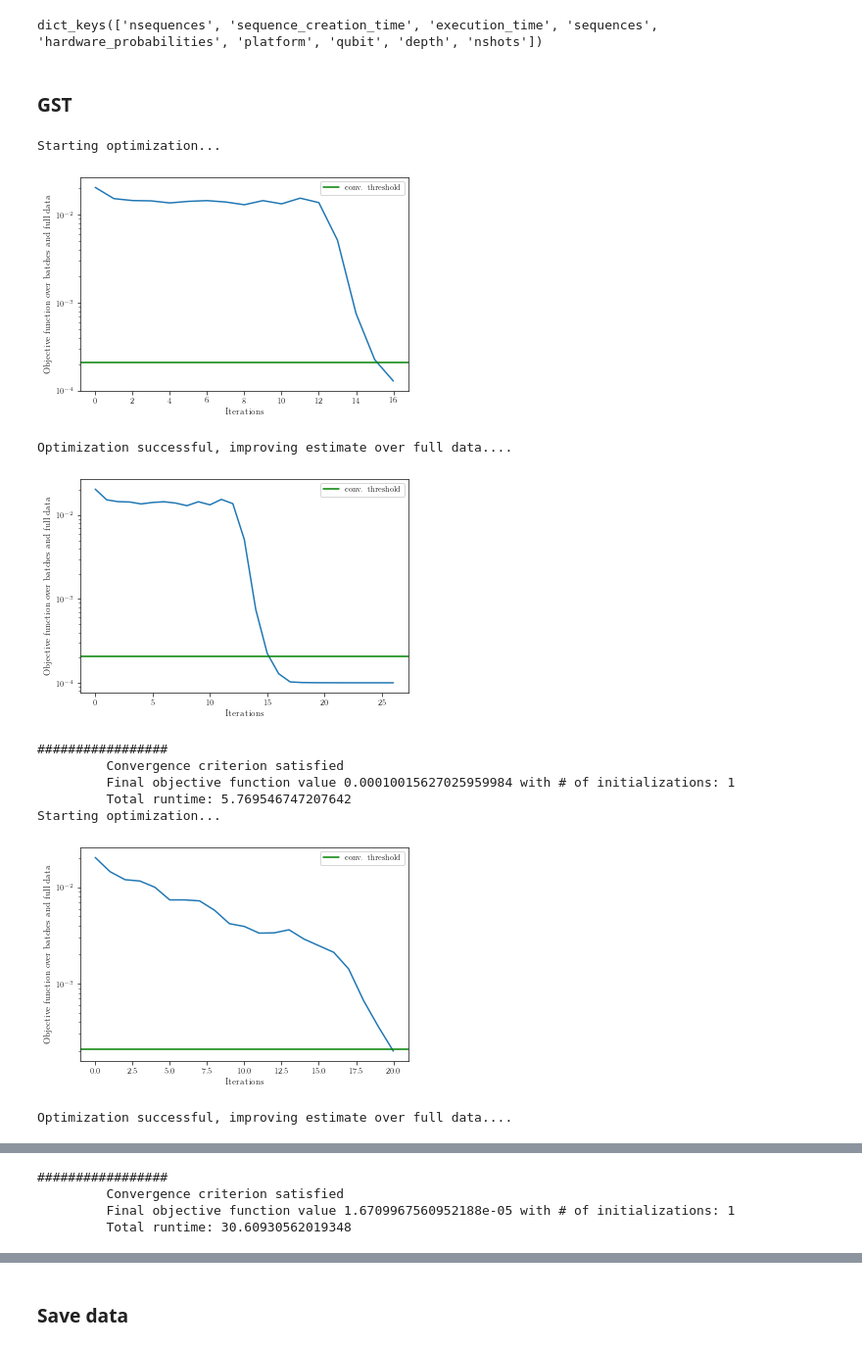
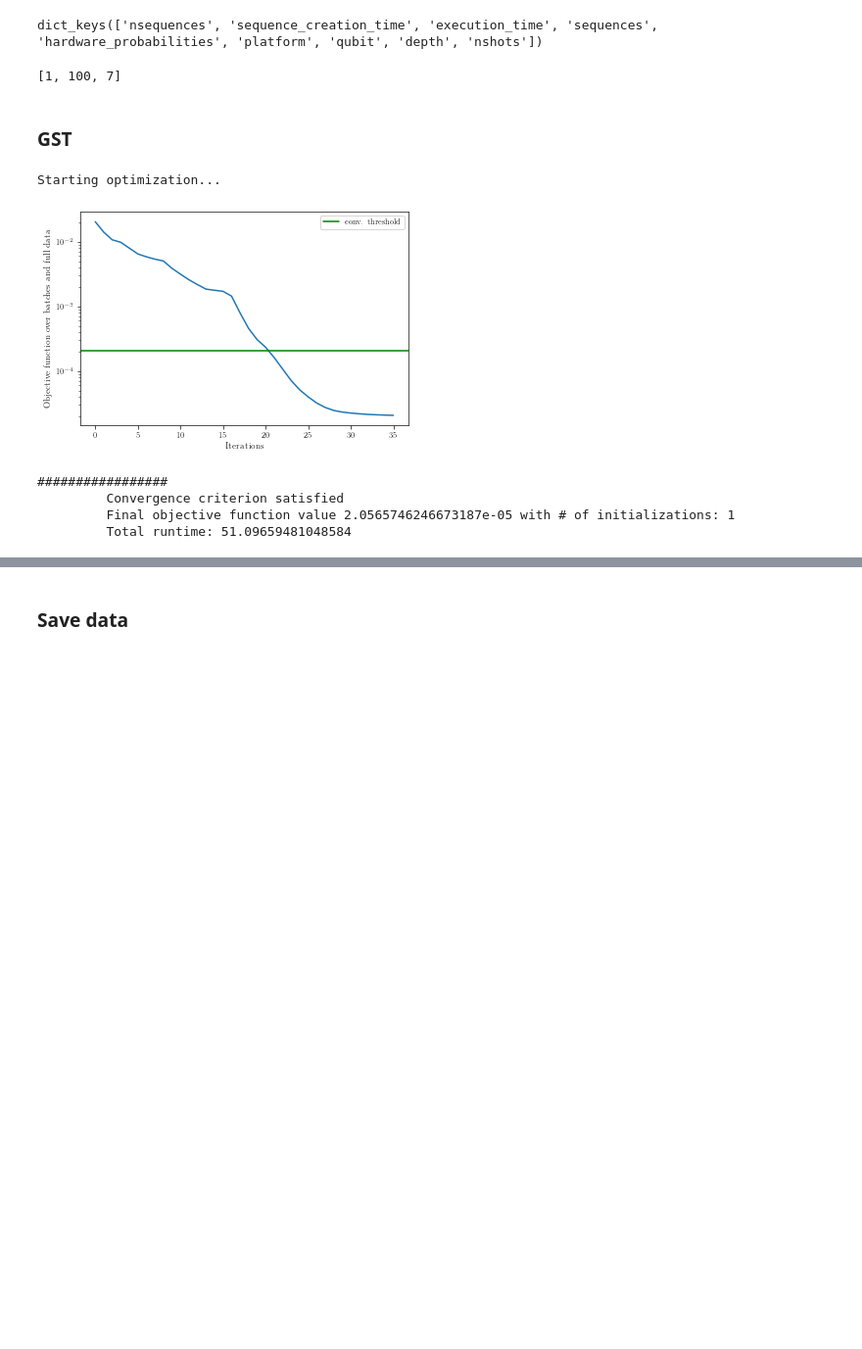
Before and after one commit to rabrie/qibocal, a Jupyter notebook: qw5q-single-qubit/qw5q-single.ipynb, the cells around one changed output, grey strips where cells are left out. Shown at 98% size. Saved outputs shown, nothing was run; the diff lists cells and outputs as text; code cells hidden in the pictures; blank space fills up the shorter version.

Commit message:
first iteration of bootstrapping function

```diff
--- a/qw5q-single-qubit/qw5q-single.ipynb
+++ b/qw5q-single-qubit/qw5q-single.ipynb
@@ -38,3 +38,7 @@ J = np.array(data['sequences'])[:,::-1]
 y = np.array(data['hardware_probabilities']).T
 # %% [output]
 dict_keys(['nsequences', 'sequence_creation_time', 'execution_time', 'sequences', 'hardware_probabilities', 'platform', 'qubit', 'depth', 'nshots'])
+# %%
+print([1,*J.shape])
+# %% [output]
+[1, 100, 7]
@@ -43,24 +83,23 @@ dict_keys(['nsequences', 'sequence_creation_time', 'execution_time', 'sequences'
 # %%
 bsize = 50   # The batch size on which the optimization is started
 
+mGST_args = {'y': y, 'J': J, 'l': l, 'd': d, 'r': r, 'rK': 4, 'n_povm': n_povm, 'bsize': bsize,
+             'meas_samples': meas_samples, 'method': 'SFN', 'max_inits': 20, 'max_iter': 0,
+             'final_iter': 80, 'threshold_multiplier': 10, 'target_rel_prec': 1e-3}
+ns = Namespace(**mGST_args)
+
 results = []
-for rK in [1,4]:
-    X_t,E_t,rho_t = compatibility.pygsti_model_to_arrays(std.target_model(),basis = 'std') #The idle-X(pi/w)-Y(pi/2) model
-    K_t = additional_fns.Kraus_rep(X_t,d,pdim,rK)
-    X_t = np.einsum('ijkl,ijnm -> iknlm', K_t, K_t.conj()).reshape(d,r,r)
-    K,X,E,rho,res_list = algorithm.run_mGST(y,J,l,d,r,rK, n_povm, bsize, meas_samples, method = 'SFN',
-                         max_inits = 20, max_iter = 100, final_iter = 80, threshold_multiplier = 10,
-                         target_rel_prec = 1e-5, init = [K_t, E_t, rho_t], testing = True)
-    results.append([K,X,E,rho])
+X_t,E_t,rho_t = compatibility.pygsti_model_to_arrays(std.target_model(),basis = 'std') #The idle-X(pi/2)-Y(pi/2) model
+K_t = additional_fns.Kraus_rep(X_t,d,pdim,rK)
+X_t = np.einsum('ijkl,ijnm -> iknlm', K_t, K_t.conj()).reshape(d,r,r)
+K,X,E,rho,res_list = algorithm.run_mGST(ns.y,ns.J,ns.l,ns.d,ns.r,ns.rK, ns.n_povm, ns.bsize, ns.meas_samples, method = ns.method,
+                 max_inits = ns.max_inits, max_iter = ns.max_iter, final_iter = ns.final_iter, threshold_multiplier = ns.threshold_multiplier,
+                 target_rel_prec = ns.target_rel_prec, init = [K_t, E_t, rho_t], testing = True)
+results.append([K,X,E,rho])
 # %% [output]
 Starting optimization...
-[figure, old version]
+[figure, new version]
-Optimization successful, improving estimate over full data....
+#################
+         Convergence criterion satisfied
+         Final objective function value 2.0565746246673187e-05 with # of initializations: 1
+         Total runtime: 51.09659481048584
-[figure, removed]
-#################
-         Convergence criterion satisfied
-         Final objective function value 0.00010015627025959984 with # of initializations: 1
-         Total runtime: 5.769546747207642
-Starting optimization...
-[figure, removed]
-Optimization successful, improving estimate over full data....
@@ -68,4 +105,0 @@ Optimization successful, improving estimate over full data....
-#################
-         Convergence criterion satisfied
-         Final objective function value 1.6709967560952188e-05 with # of initializations: 1
-         Total runtime: 30.60930562019348
```
Also changed, not shown: parts of 4 cells of this notebook, 1 other file.
